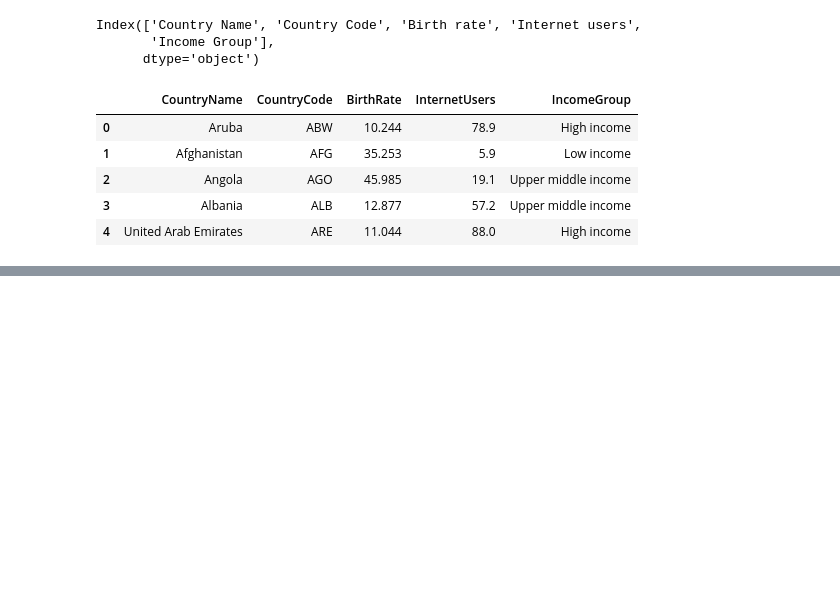
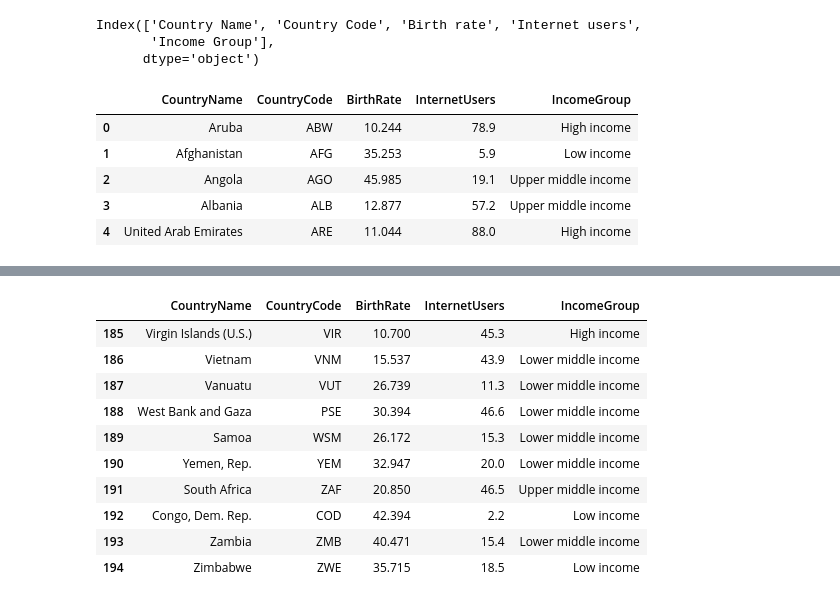
Before and after one commit to jamesferry11/Jupyter-Notebooks, a Jupyter notebook: Import/Dataframes.ipynb, the cells around one changed output, grey strips where cells are left out. Saved outputs shown, nothing was run; the diff lists cells and outputs as text; code cells hidden in the pictures; blank space fills up the shorter version.

```diff
--- a/Import/Dataframes.ipynb
+++ b/Import/Dataframes.ipynb
@@ -137,0 +161,14 @@ stats.head()
+# %%
+stats[185:]
+# %% [output]
+|  | CountryName | CountryCode | BirthRate | InternetUsers | IncomeGroup |
+| 185 | Virgin Islands (U.S.) | VIR | 10.700 | 45.3 | High income |
+| 186 | Vietnam | VNM | 15.537 | 43.9 | Lower middle income |
+| 187 | Vanuatu | VUT | 26.739 | 11.3 | Lower middle income |
+| 188 | West Bank and Gaza | PSE | 30.394 | 46.6 | Lower middle income |
+| 189 | Samoa | WSM | 26.172 | 15.3 | Lower middle income |
+| 190 | Yemen, Rep. | YEM | 32.947 | 20.0 | Lower middle income |
+| 191 | South Africa | ZAF | 20.850 | 46.5 | Upper middle income |
+| 192 | Congo, Dem. Rep. | COD | 42.394 | 2.2 | Low income |
+| 193 | Zambia | ZMB | 40.471 | 15.4 | Lower middle income |
+| 194 | Zimbabwe | ZWE | 35.715 | 18.5 | Low income |
```
Also changed, not shown: parts of 17 cells of this notebook.
